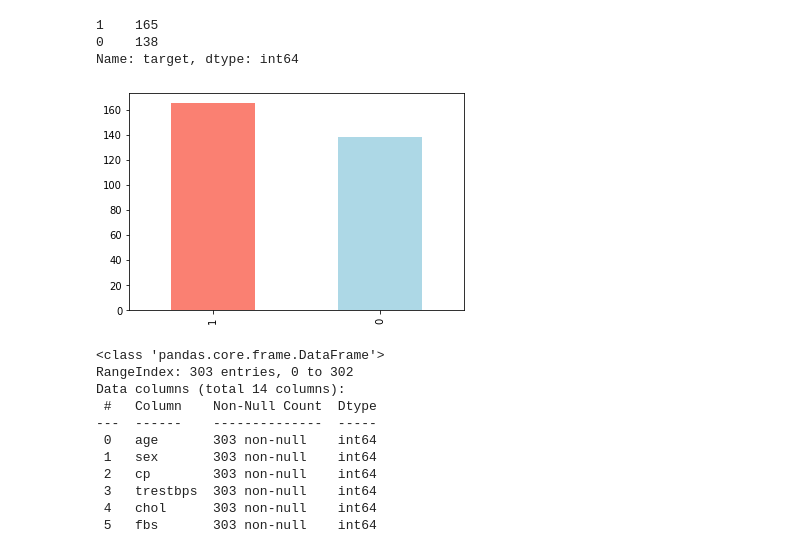
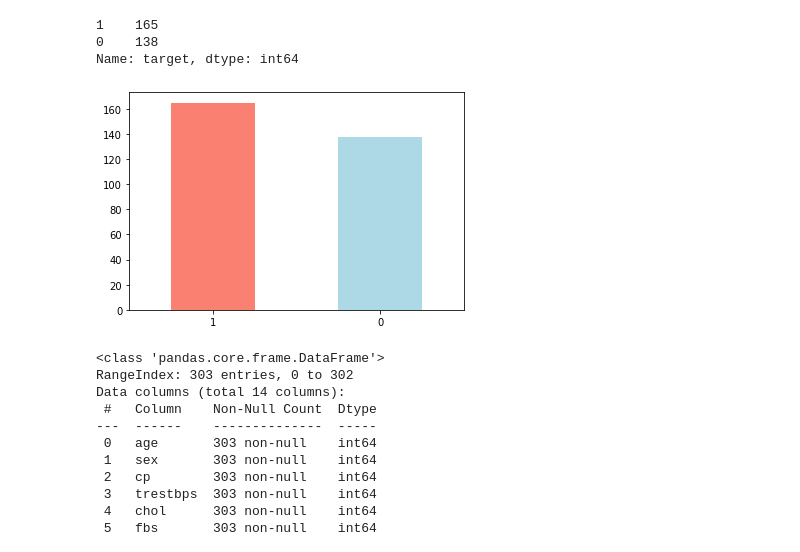
Before and after one commit to muhammadanas0716/Machine-Learning-101, a Jupyter notebook: Heart Disease Classification/Heart Disease Classification.ipynb, the cells around one changed output. Drawn from its saved outputs; the diff is of its cells as text; code cells hidden in the pictures.

```diff
--- a/Heart Disease Classification/Heart Disease Classification.ipynb
+++ b/Heart Disease Classification/Heart Disease Classification.ipynb
@@ -144,5 +144,4 @@ from sklearn.metrics import plot_roc_curve
 # %% [markdown]
 ## Load data
 # %%
-df = pd.read_csv("https://raw.githubusercontent.com/muhammadanas0716/Machine-Learning-Projects-101/main/Heart%20Disease%20Classification/heart-disease.csv?token=GHSAT0AAAAAABXCKH3SPG56MDMWCKVTKTFGYYPQTRA")
-df
+df = pd.read_csv("heart-disease.csv")
@@ -202,9 +187,11 @@ df["target"].value_counts()
 Name: target, dtype: int64
 # %%
 # Visualization of the above counts
-df["target"].value_counts().plot(kind="bar", color=["salmon", "lightblue"]);
+df["target"].value_counts().plot(kind="bar", color=["salmon", "lightblue"])
+plt.xticks(rotation=360)
+plt.show()
 # %% [output]
-[figure, old version]
+[figure, new version]
 # %%
 # Get some info about the dataset
 df.info()
```
Also changed, not shown: parts of 9 cells of this notebook.
